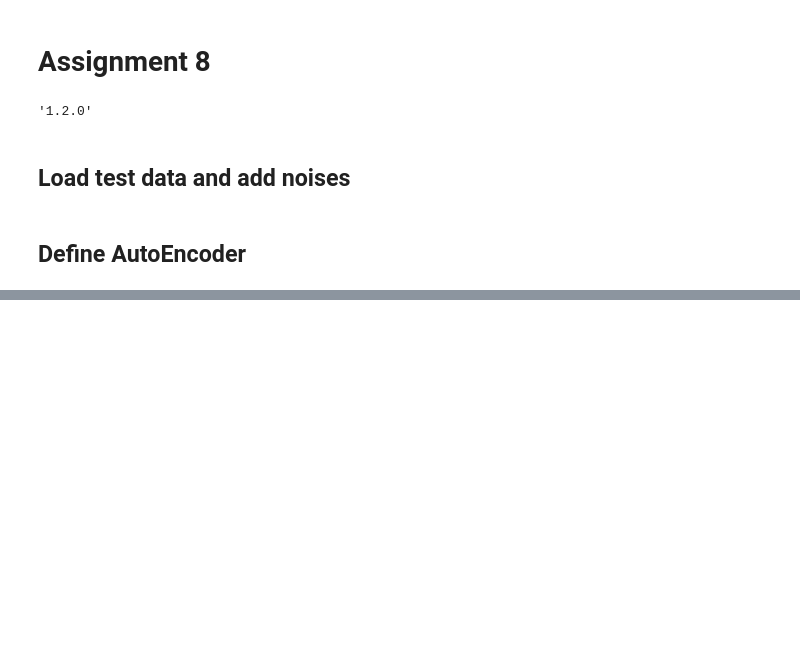
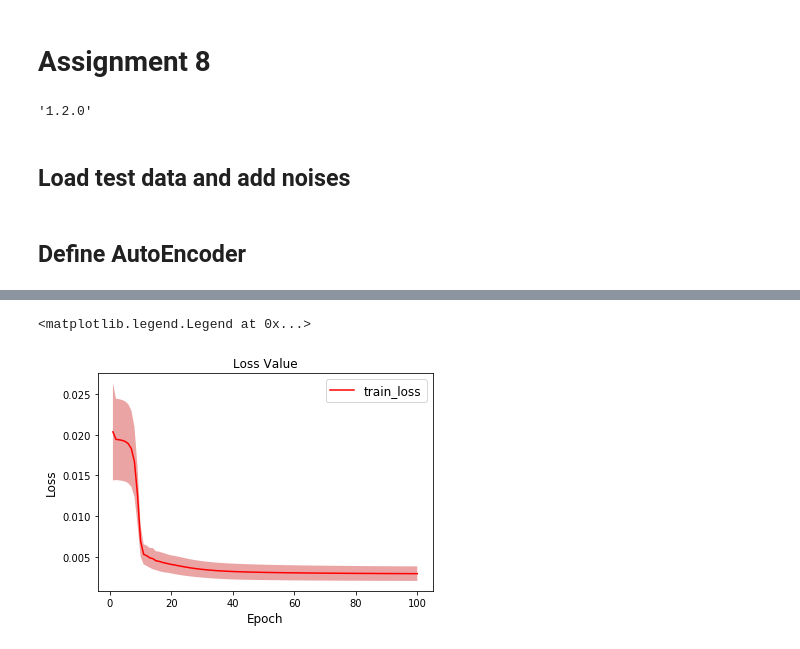
Before and after one commit to ddamddi/ml-project, a Jupyter notebook: Assignment#8/Assignment8.ipynb, the cells around one changed output, grey strips where cells are left out. Drawn from its saved outputs; the diff is of its cells as text; code cells hidden in the pictures; blank space fills up the shorter version.

```diff
--- a/Assignment#8/Assignment8.ipynb
+++ b/Assignment#8/Assignment8.ipynb
@@ -183,10 +159,15 @@ def test():
 # %%
-NUM_EPOCH = 200
+NUM_EPOCH = 100
+loss_train_mean = []
+loss_train_std = []
 
 for epoch in trange(NUM_EPOCH):
 
     result_train = train()
 
+    loss_train_mean.append(result_train['loss_train_mean'])
+    loss_train_std.append(result_train['loss_train_std'])
+
     print("[epoch %5d] loss: (training) %0.5f " % (epoch+1, result_train['loss_train_mean']))
 # %% [output]
 [interactive output not drawn]
@@ -255,0 +239,13 @@ tensor(0.0025)
+# %%
+loss_std = np.array(loss_train_std)
+train_loss = np.array(loss_train_mean)
+
+plt.plot(range(1, len(train_loss)+1), train_loss,'-r', label='train_loss')
+plt.fill_between(range(1, len(train_loss)+1), train_loss+loss_std, train_loss-loss_std, facecolor='#eba4a4')
+plt.title("Loss Value")
+plt.xlabel("Epoch", fontsize="12")
+plt.ylabel("Loss", fontsize="12")
+plt.legend(fontsize="12")
+# %% [output]
+<matplotlib.legend.Legend at 0x...>
+[figure, added]
```
Also changed, not shown: parts of 3 cells of this notebook.
